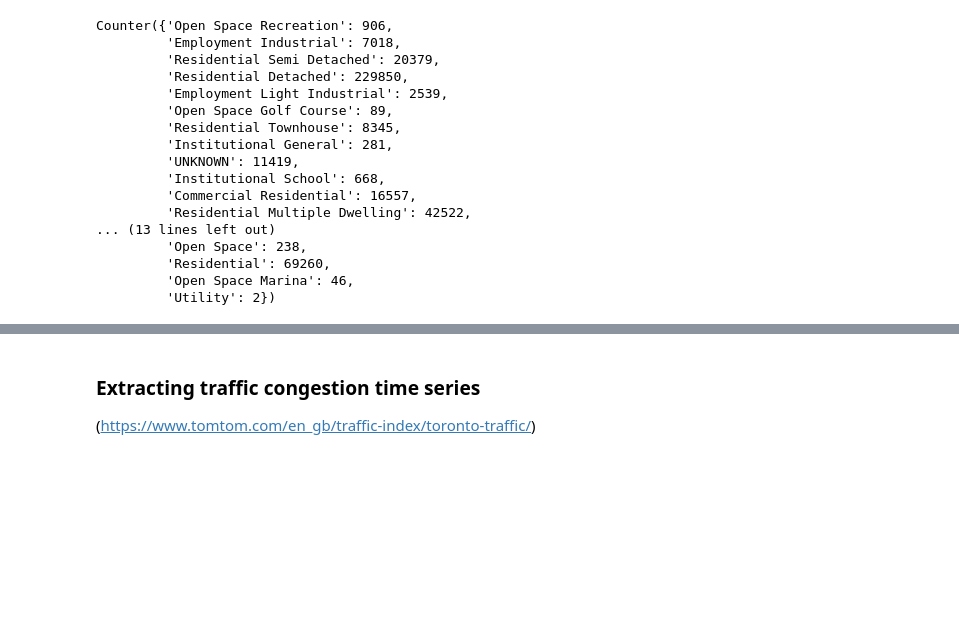
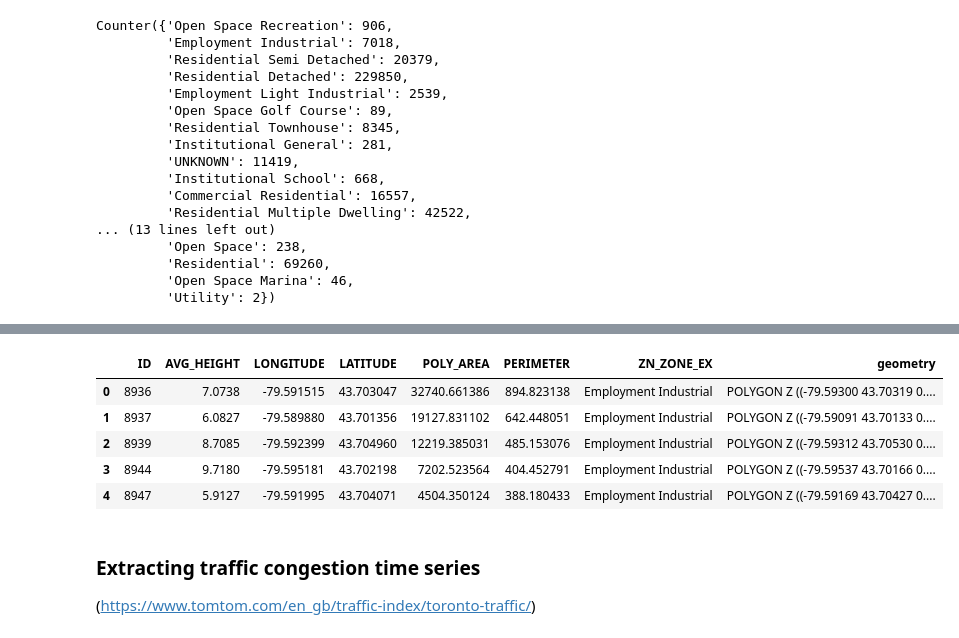
Before and after one commit to MachineLearningJournalClub/GAMELEON, a Jupyter notebook: GIS_Data_Toronto.ipynb, the cells around one changed output, grey strips where cells are left out. Cells and saved outputs as stored; diff of their text form; code cells hidden in the pictures; blank space fills up the shorter version.

```diff
--- a/GIS_Data_Toronto.ipynb
+++ b/GIS_Data_Toronto.ipynb
@@ -290,3 +446,12 @@ height_buildings.to_pickle("Data/Buildings/height_buildings.pkl")
+# %%
+height_buildings.head()
+# %% [output]
+|  | ID | AVG_HEIGHT | LONGITUDE | LATITUDE | POLY_AREA | PERIMETER | ZN_ZONE_EX | geometry |
+| 0 | 8936 | 7.0738 | -79.591515 | 43.703047 | 32740.661386 | 894.823138 | Employment Industrial | POLYGON Z ((-79.59300 43.70319 0.... |
+| 1 | 8937 | 6.0827 | -79.589880 | 43.701356 | 19127.831102 | 642.448051 | Employment Industrial | POLYGON Z ((-79.59091 43.70133 0.... |
+| 2 | 8939 | 8.7085 | -79.592399 | 43.704960 | 12219.385031 | 485.153076 | Employment Industrial | POLYGON Z ((-79.59312 43.70530 0.... |
+| 3 | 8944 | 9.7180 | -79.595181 | 43.702198 | 7202.523564 | 404.452791 | Employment Industrial | POLYGON Z ((-79.59537 43.70166 0.... |
+| 4 | 8947 | 5.9127 | -79.591995 | 43.704071 | 4504.350124 | 388.180433 | Employment Industrial | POLYGON Z ((-79.59169 43.70427 0.... |
 # %%
 """
 fig, ax = plt.subplots(1, 1, figsize = (15,8))
```
Also changed, not shown: parts of 40 cells of this notebook, 1 other file.
